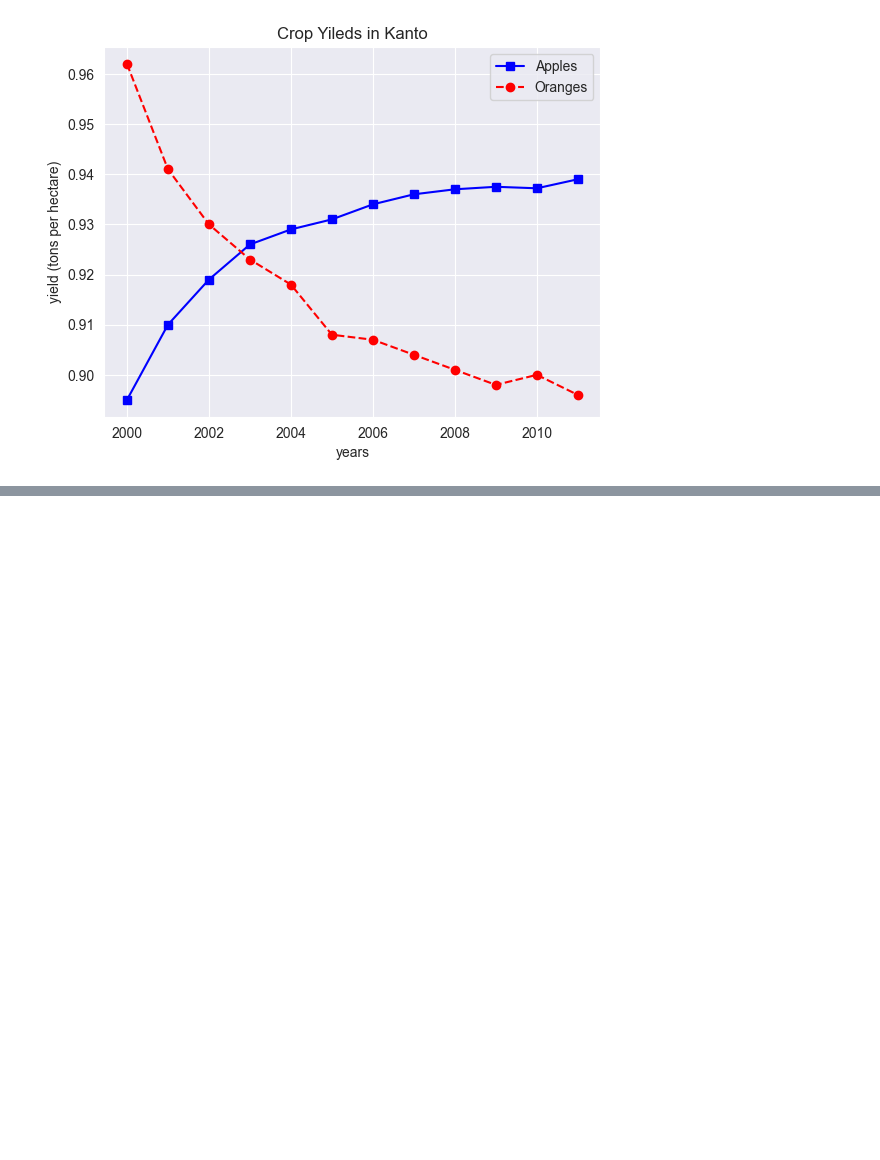
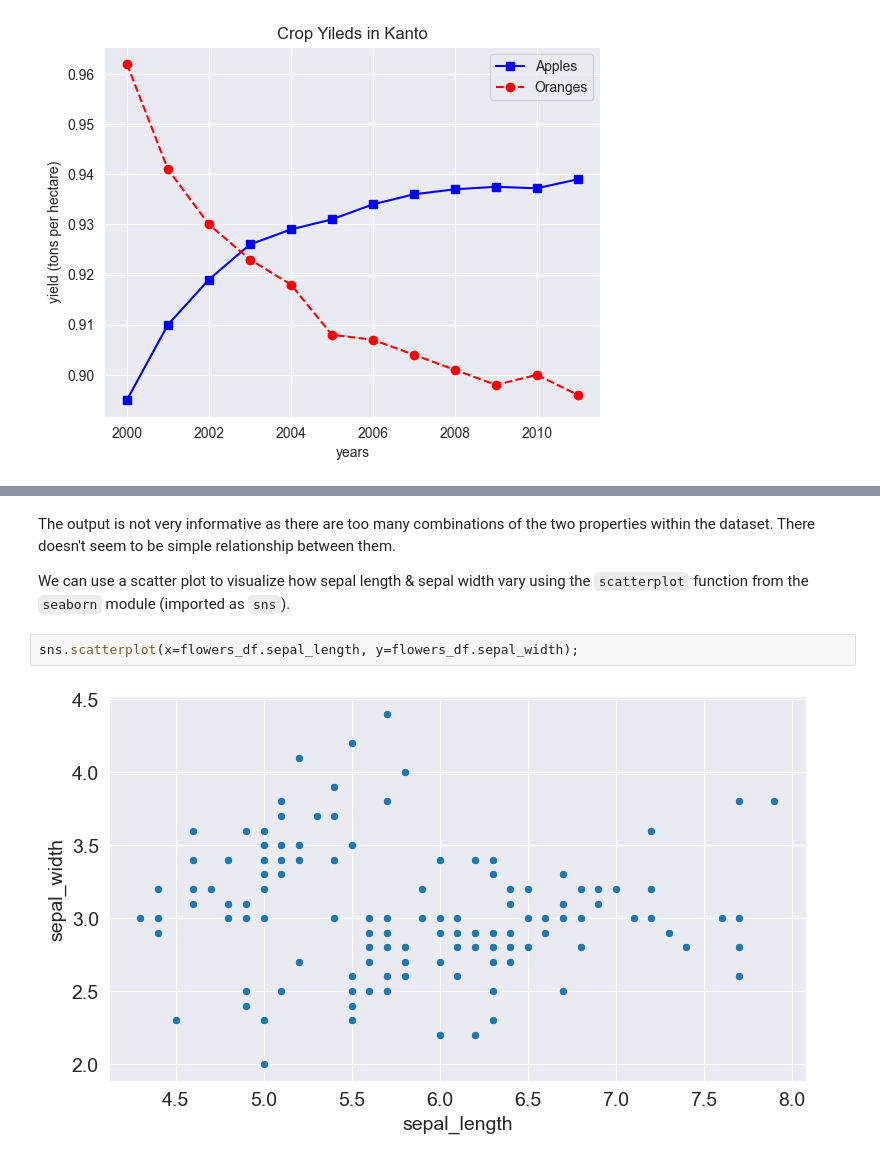
Before and after one commit to MitulPatil/Data-Analysis-with-Python, a Jupyter notebook: MatplotSeaborn.ipynb, the cells around one changed output, grey strips where cells are left out. Cells and saved outputs as stored; diff of their text form; blank space fills up the shorter version.

Commit message:
matplotlib & seaborn

```diff
--- a/MatplotSeaborn.ipynb
+++ b/MatplotSeaborn.ipynb
@@ -193,0 +262,8 @@ plt.legend(['Apples', 'Oranges']);
+# %% [markdown]
+The output is not very informative as there are too many combinations of the two properties within the dataset. There doesn't seem to be simple relationship between them.
+
+We can use a scatter plot to visualize how sepal length & sepal width vary using the `scatterplot` function from the `seaborn` module (imported as `sns`).
+# %%
+sns.scatterplot(x=flowers_df.sepal_length, y=flowers_df.sepal_width);
+# %% [output]
+[figure, added]
```
Also changed, not shown: parts of 18 cells of this notebook.
